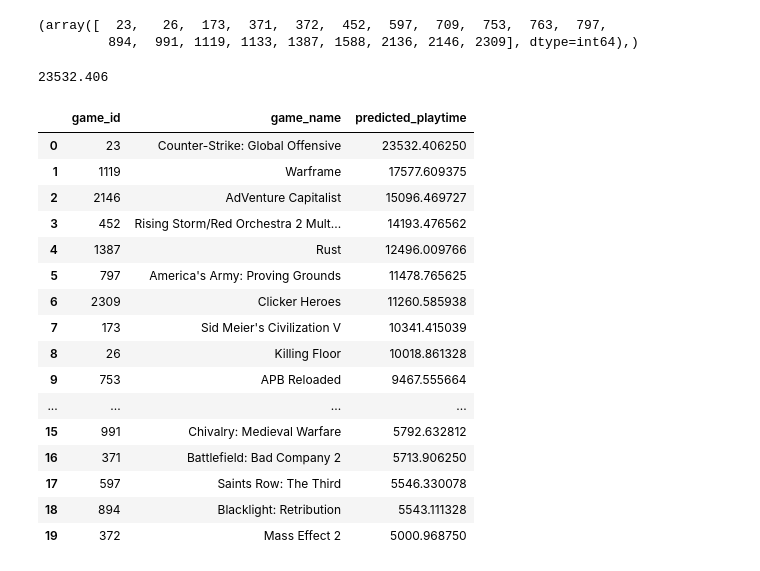
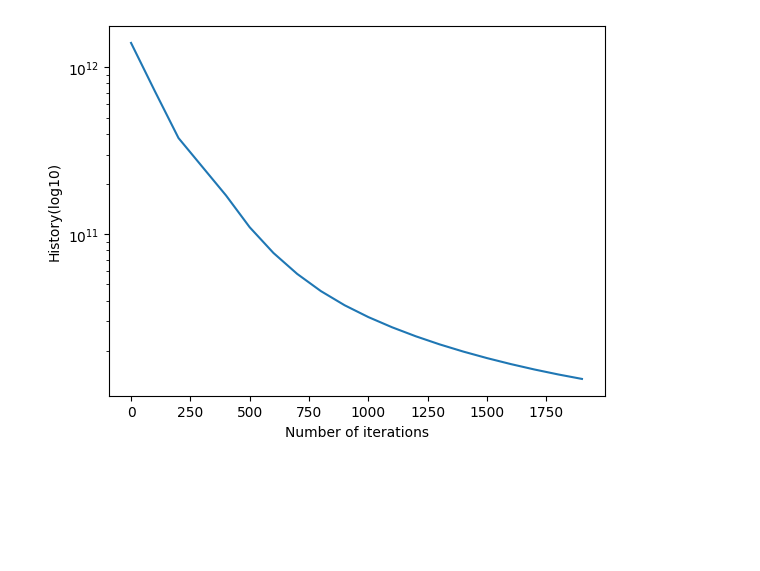
Before and after one commit to haydnllh/Game_recommender, a Jupyter notebook: game_recommender.ipynb, the cells around one changed output. Drawn from its saved outputs; the diff is of its cells as text; code cells hidden in the pictures; blank space fills up the shorter version.

```diff
--- a/game_recommender.ipynb
+++ b/game_recommender.ipynb
@@ -101 +101,5 @@ KeyboardInterrupt:
+# %%
+draw_log_history(range(0, iterations, iterations//20), history)
+# %% [output]
+[figure, added]
 # %%
@@ -104,33 +109,5 @@ top20i = np.where(np.isin(pred[1], top20))
-# %%
-top20i
-# %% [output]
-(array([  23,   26,  173,  371,  372,  452,  597,  709,  753,  763,  797,
-         894,  991, 1119, 1133, 1387, 1588, 2136, 2146, 2309], dtype=int64),)
-# %%
-pred[1,23]
-# %% [output]
-23532.406
 # %%
-time_df = pd.DataFrame({'game_id': np.array(top20i).flatten(), 'predicted_playtime': pred[1,top20i].flatten()})
+time_df = pd.DataFrame({'game_id': np.array(top20i).flatten(), 'predicted_playtime': pred[user,top20i].flatten()})
 top20_df = pd.merge(game_df.iloc[top20i], time_df, on=['game_id'])
 top20_df = top20_df.sort_values(ascending=False, by=['predicted_playtime'])
 top20_df = top20_df.reset_index(drop=True)
-top20_df
-# %% [output]
-|  | game_id | game_name | predicted_playtime |
-| 0 | 23 | Counter-Strike: Global Offensive | 23532.406250 |
-| 1 | 1119 | Warframe | 17577.609375 |
-| 2 | 2146 | AdVenture Capitalist | 15096.469727 |
-| 3 | 452 | Rising Storm/Red Orchestra 2 Mult... | 14193.476562 |
-| 4 | 1387 | Rust | 12496.009766 |
-| 5 | 797 | America's Army: Proving Grounds | 11478.765625 |
-| 6 | 2309 | Clicker Heroes | 11260.585938 |
-| 7 | 173 | Sid Meier's Civilization V | 10341.415039 |
-| 8 | 26 | Killing Floor | 10018.861328 |
-| 9 | 753 | APB Reloaded | 9467.555664 |
-| ... | ... | ... | ... |
-| 15 | 991 | Chivalry: Medieval Warfare | 5792.632812 |
-| 16 | 371 | Battlefield: Bad Company 2 | 5713.906250 |
-| 17 | 597 | Saints Row: The Third | 5546.330078 |
-| 18 | 894 | Blacklight: Retribution | 5543.111328 |
-| 19 | 372 | Mass Effect 2 | 5000.968750 |
```
Also changed, not shown: parts of 17 cells of this notebook.
